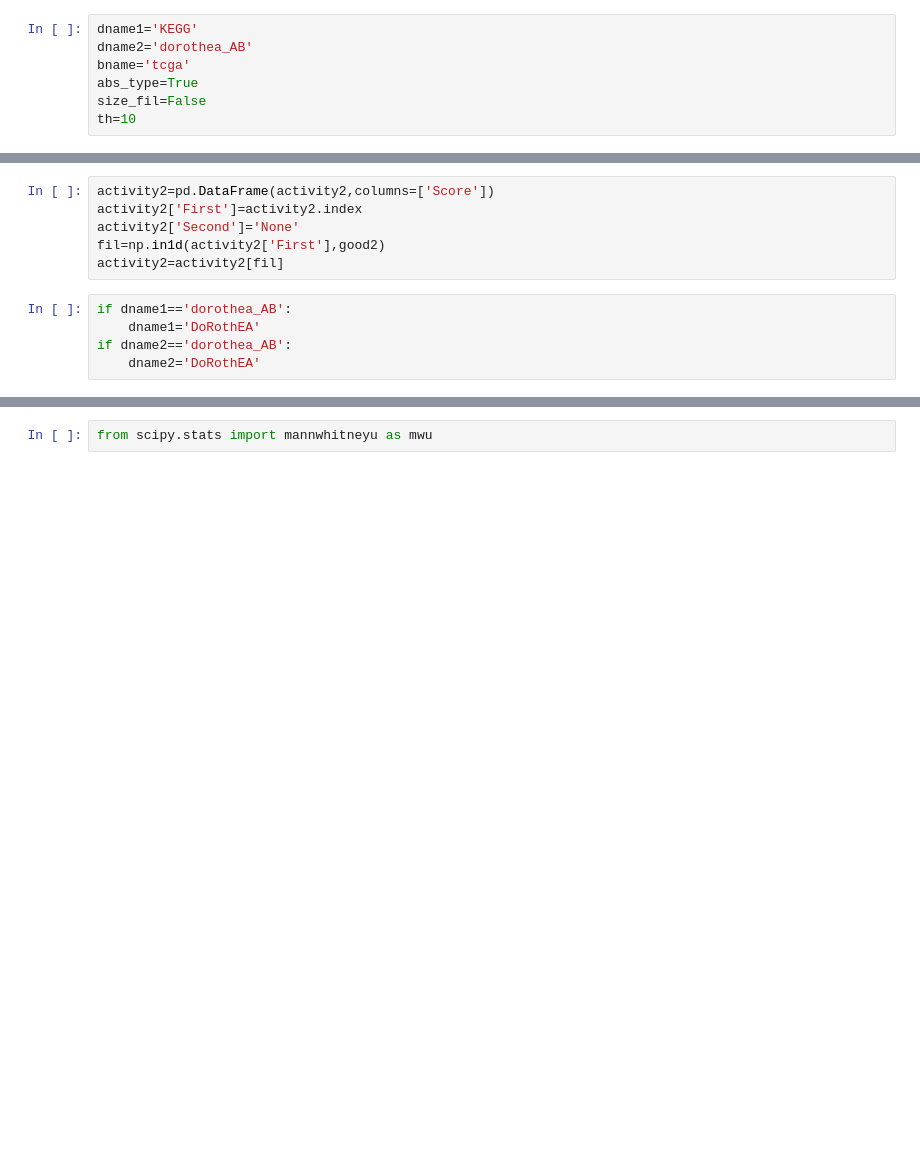
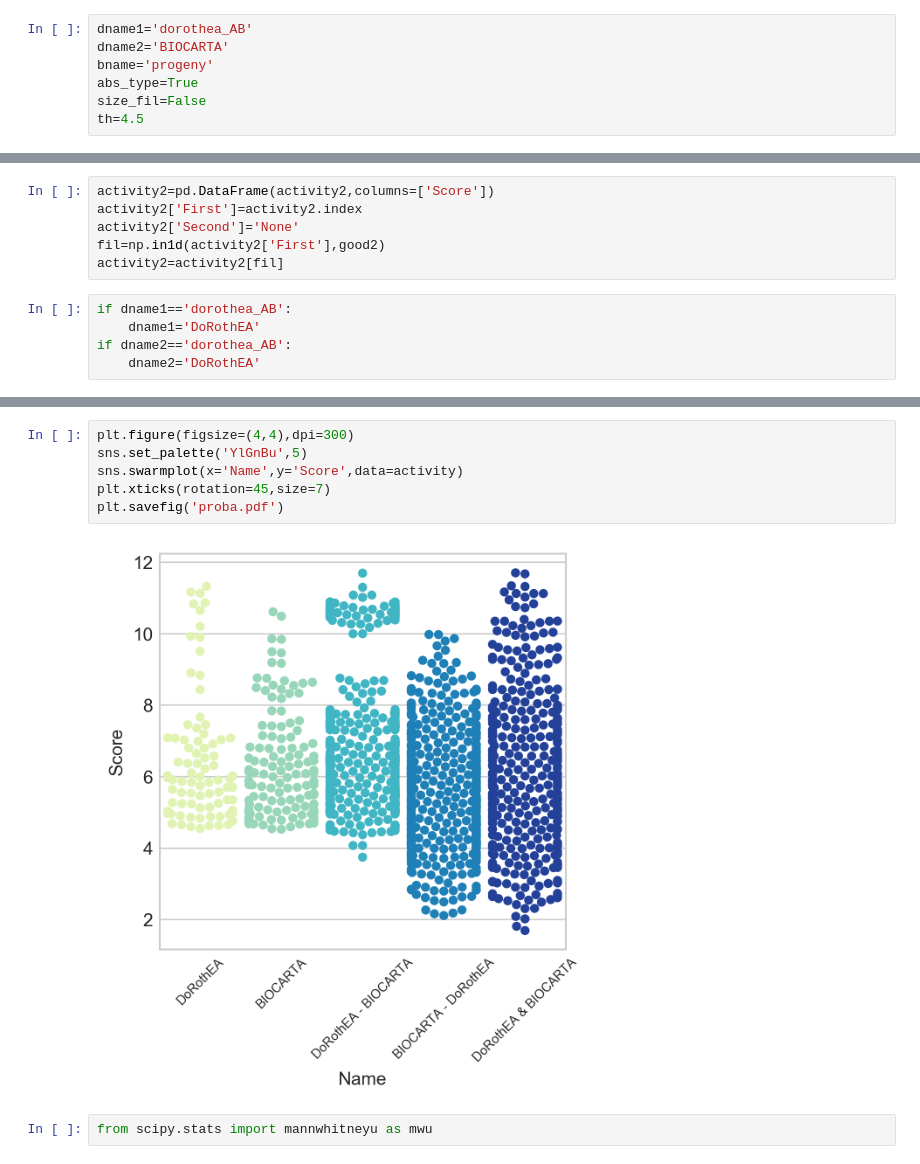
Before and after one commit to bence-szalai/why-pathway-methods-work, a Jupyter notebook: notebooks/overlap_analysis.ipynb, the cells around one changed output, grey strips where cells are left out. Saved outputs shown, nothing was run; the diff lists cells and outputs as text; blank space fills up the shorter version.

Commit message:
overlap for non dorothea

```diff
--- a/notebooks/overlap_analysis.ipynb
+++ b/notebooks/overlap_analysis.ipynb
@@ -64,12 +69,12 @@ for method in data.keys():
 for method in data.keys():
     data[method].to_csv('../results/benchmark/z_scores/tcga/overlap/%s.csv' % method, sep=',')
 # %%
-dname1='KEGG'
-dname2='dorothea_AB'
-bname='tcga'
+dname1='dorothea_AB'
+dname2='BIOCARTA'
+bname='progeny'
 abs_type=True
 size_fil=False
-th=10
+th=4.5
 # %%
 if abs_type:
     activity1=pd.read_csv('../results/benchmark/z_scores/%s/single/%s_abs.csv' % (bname,dname1),
@@ -198,2 +182,10 @@ MannwhitneyuResult(statistic=0.0, pvalue=0.0)
+# %%
+plt.figure(figsize=(4,4),dpi=300)
+sns.set_palette('YlGnBu',5)
+sns.swarmplot(x='Name',y='Score',data=activity)
+plt.xticks(rotation=45,size=7)
+plt.savefig('proba.pdf')
+# %% [output]
+[figure, added]
 # %%
 from scipy.stats import mannwhitneyu as mwu
```
Also changed, not shown: parts of 7 cells of this notebook, 4 other files.
